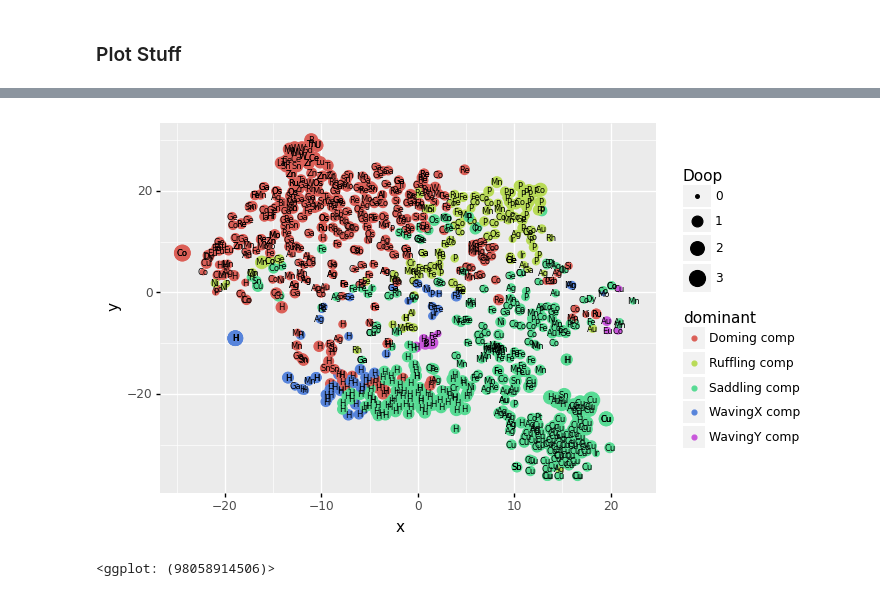
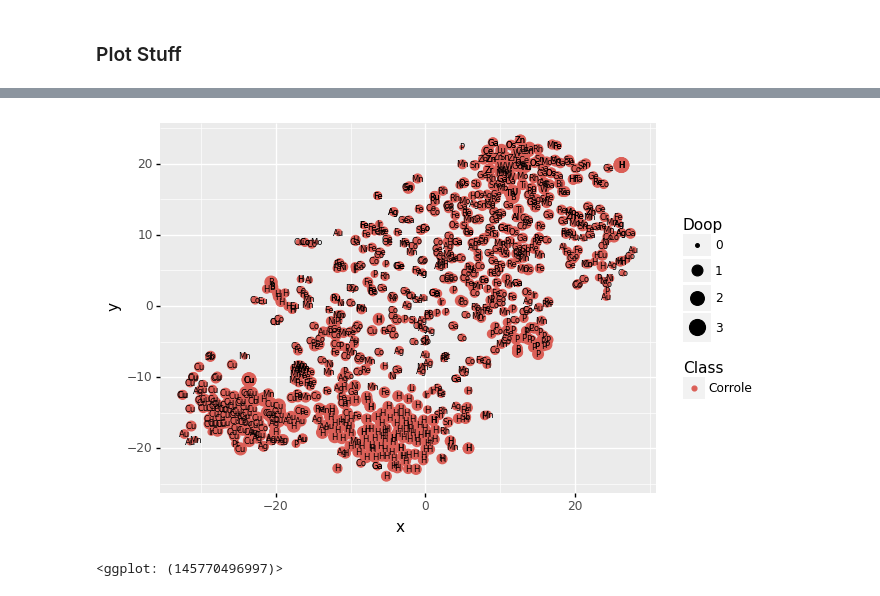
Before and after one commit to JensKrumsieck/cif-splitter, a Jupyter notebook: map.ipynb, the cells around one changed output, grey strips where cells are left out. Cells and saved outputs as stored; diff of their text form; code cells hidden in the pictures.

Commit message:
tsne

```diff
--- a/map.ipynb
+++ b/map.ipynb
@@ -41,12 +49,12 @@ preprocess = ColumnTransformer(
                 ('imputer', SimpleImputer(strategy="constant", fill_value=0)),
                 ("scaler", StandardScaler())
             ]
-        ), constants.percColumns + ["DoopExp"])
+        ), constants.percColumns)
     ], sparse_threshold=0)
 # %% [markdown]
 ### Do TSNE Computation
 # %%
-tsne = TSNE(n_components=2, random_state=69420, perplexity=50, n_iter=1000)
+tsne = TSNE(n_components=2, random_state=69420, perplexity=50, n_iter=5000)
 df_mapping = pd.DataFrame(tsne.fit_transform(preprocess.fit_transform(dataset)), columns=["x", "y"])
 # %% [markdown]
 
@@ -56,6 +64,9 @@ df_mapping["M"] = dataset["Metal"]
 df_mapping["Doop"] = dataset["DoopExp"]
 df_mapping["Group"] = dataset["Group"].astype(str)
 df_mapping["dominant"] = dataset["dominant"]
+df_mapping["Cu"] = dataset["Metal"] == "Cu"
+df_mapping["H"] = dataset["Metal"] == "H"
+df_mapping["Class"] = dataset["Class"]
 # %% [markdown]
 
 ### Plot Stuff
@@ -84,5 +107,7 @@ Requirement already satisfied: pytz>=2017.3 in c:\programdata\anaconda3\lib\site
+# %%
+df_mapping.sort_values(by="Group", key=lambda x: np.argsort(index_natsorted(df_mapping["Group"])), inplace=True)
 # %%
-ggplot(df_mapping,aes(x="x", y="y", label="M")) + geom_point(aes(size="Doop", colour="dominant")) + geom_text(size=6)
+ggplot(df_mapping,aes(x="x", y="y", label="M")) + geom_point(aes(size="Doop", colour="Class")) + geom_text(size=6)
 # %% [output]
-[figure, old version]
+[figure, new version]
-<ggplot: (98058914506)>
+<ggplot: (145770496997)>
```
Also changed, not shown: parts of 6 cells of this notebook, 4 other files.
